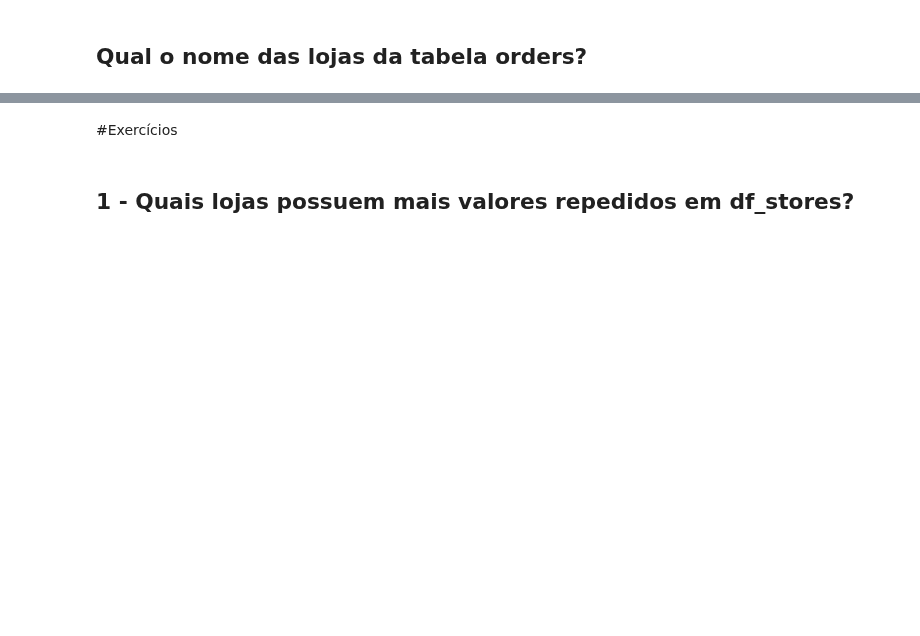
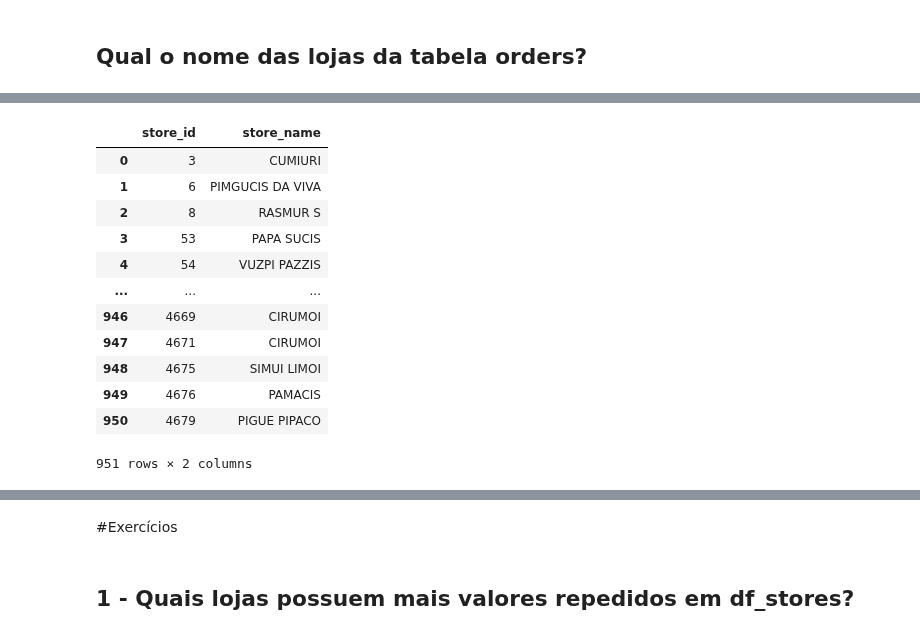
Before and after one commit to fFukurou/Python-for-Data-Science-and-Machine-Learning-Bootcamp, a Jupyter notebook: fiap/aula10_sem2/aula10_sem2/Análise_Exploratória_1_Inicio_de_Aula.ipynb, the cells around one changed output, grey strips where cells are left out. Saved outputs shown, nothing was run; the diff lists cells and outputs as text; code cells hidden in the pictures; blank space fills up the shorter version.

```diff
--- a/fiap/aula10_sem2/aula10_sem2/Análise_Exploratória_1_Inicio_de_Aula.ipynb
+++ b/fiap/aula10_sem2/aula10_sem2/Análise_Exploratória_1_Inicio_de_Aula.ipynb
@@ -69,0 +195,18 @@ df.head()
+# %%
+stores_df = df[['store_id', 'store_name']]
+
+stores_df
+# %% [output]
+|  | store_id | store_name |
+| 0 | 3 | CUMIURI |
+| 1 | 6 | PIMGUCIS DA VIVA |
+| 2 | 8 | RASMUR S |
+| 3 | 53 | PAPA SUCIS |
+| 4 | 54 | VUZPI PAZZIS |
+| ... | ... | ... |
+| 946 | 4669 | CIRUMOI |
+| 947 | 4671 | CIRUMOI |
+| 948 | 4675 | SIMUI LIMOI |
+| 949 | 4676 | PAMACIS |
+| 950 | 4679 | PIGUE PIPACO |
+951 rows × 2 columns
```
Also changed, not shown: parts of 31 cells of this notebook, 1 other file.
